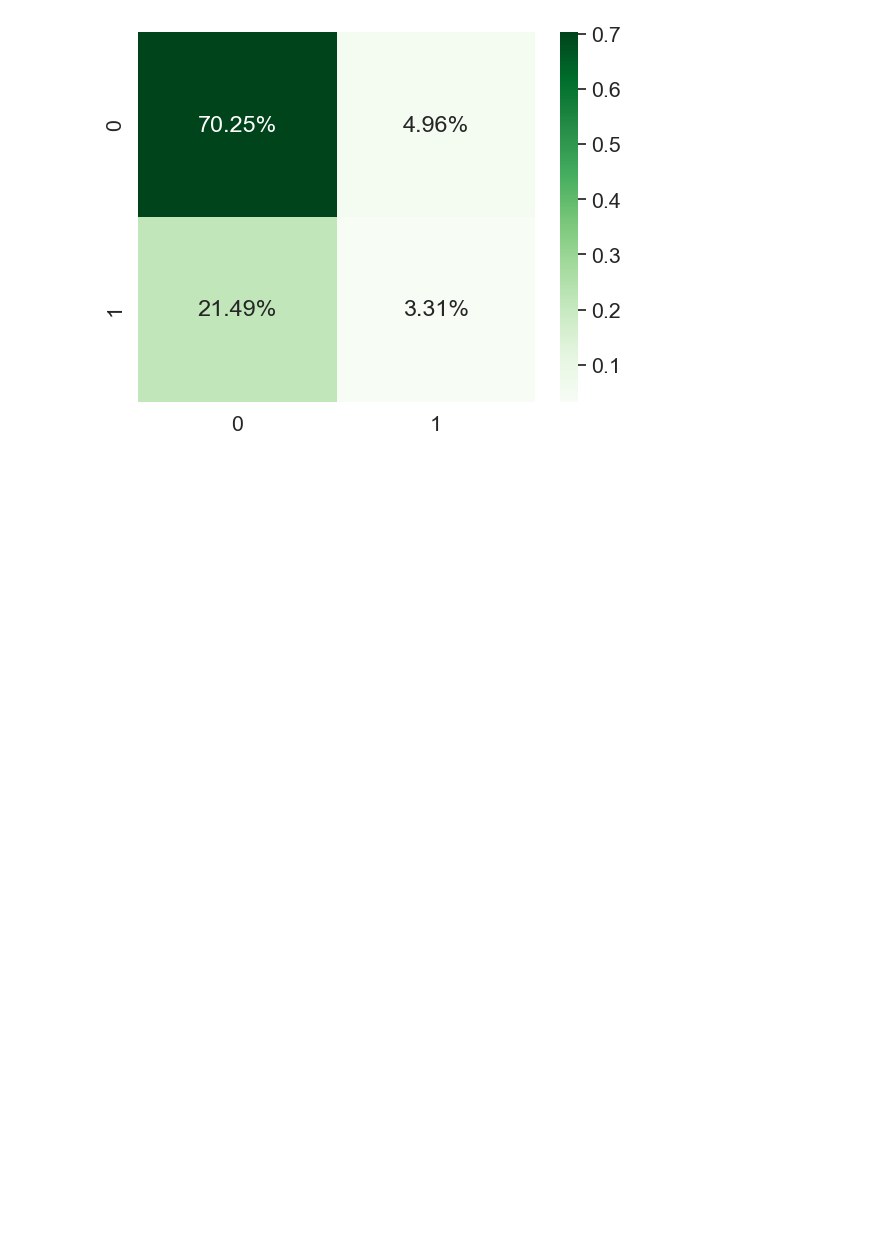
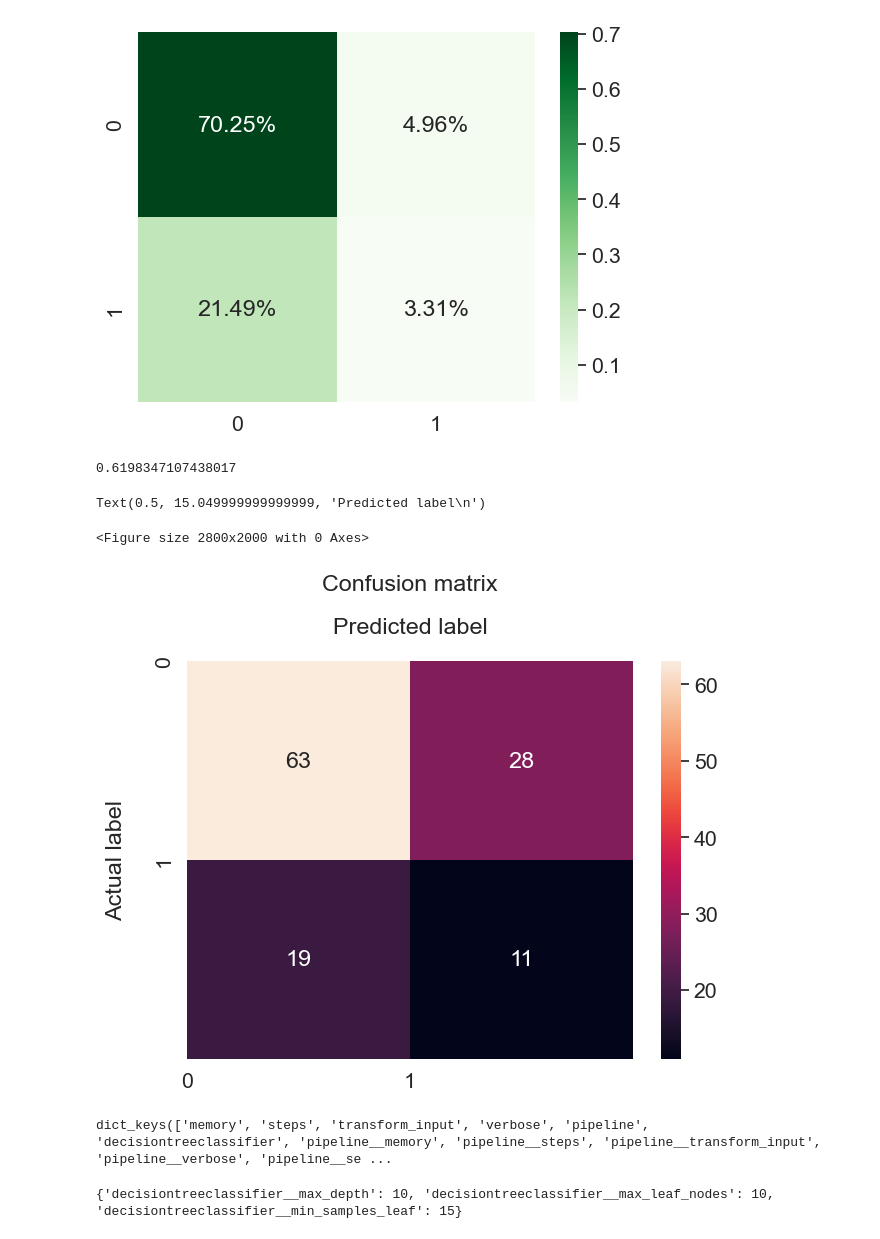
Before and after one commit to silverbacon9/Machine-Learning, a Jupyter notebook: code test/2. Classification/2. Classification test.ipynb, the cells around one changed output. Cells and saved outputs as stored; diff of their text form; code cells hidden in the pictures; blank space fills up the shorter version.

```diff
--- a/code test/2. Classification/2. Classification test.ipynb
+++ b/code test/2. Classification/2. Classification test.ipynb
@@ -357,0 +407,34 @@ plt.show()
+# %%
+from sklearn.tree import DecisionTreeClassifier
+from sklearn.model_selection import GridSearchCV
+model_dt = DecisionTreeClassifier(criterion = 'gini')  # CART, 默認為gini
+clf = model_dt.fit(X_train, y_train)
+
+# Make predictions
+y_test_pred_dt = model_dt.predict(X_test)
+print(metrics.accuracy_score(y_test, y_test_pred_dt))
+# %% [output]
+0.6198347107438017
+# %%
+# Create the Confusion matrix
+cm = confusion_matrix(y_test, y_test_pred_dt)
+df_cm = pd.DataFrame(cm, index = (0, 1), columns = (0, 1))
+plt.figure(figsize = (28,20))
+
+fig, ax = plt.subplots()
+sns.set(font_scale=1.4)
+sns.heatmap(df_cm, annot=True, fmt='g')
+
+class_names=[0,1]
+tick_marks = np.arange(len(class_names))
+plt.tight_layout()
+plt.title('Confusion matrix\n', y=1.1)
+plt.xticks(tick_marks, class_names)
+plt.yticks(tick_marks, class_names)
+ax.xaxis.set_label_position("top")
+plt.ylabel('Actual label\n')
+plt.xlabel('Predicted label\n')
+# %% [output]
+Text(0.5, 15.049999999999999, 'Predicted label\n')
+<Figure size 2800x2000 with 0 Axes>
+[figure, added]
@@ -357,0 +444,4 @@ plt.show()
+# %%
+DecisionTree.get_params().keys()
+# %% [output]
+dict_keys(['memory', 'steps', 'transform_input', 'verbose', 'pipeline', 'decisiontreeclassifier', 'pipeline__memory', 'pipeline__steps', 'pipeline__transform_input', 'pipeline__verbose', 'pipeline__se ...
@@ -357,0 +454,7 @@ plt.show()
+# %%
+# 使用 GridSearch 自動尋找「Recall（召回率）」最高的組合
+grid_dt = GridSearchCV(DecisionTree, hyper_params_dt, scoring='recall', cv=3)
+grid_dt.fit(X_train, y_train)
+print(grid_dt.best_params_)
+# %% [output]
+{'decisiontreeclassifier__max_depth': 10, 'decisiontreeclassifier__max_leaf_nodes': 10, 'decisiontreeclassifier__min_samples_leaf': 15}
```
Also changed, not shown: parts of 14 cells of this notebook.
